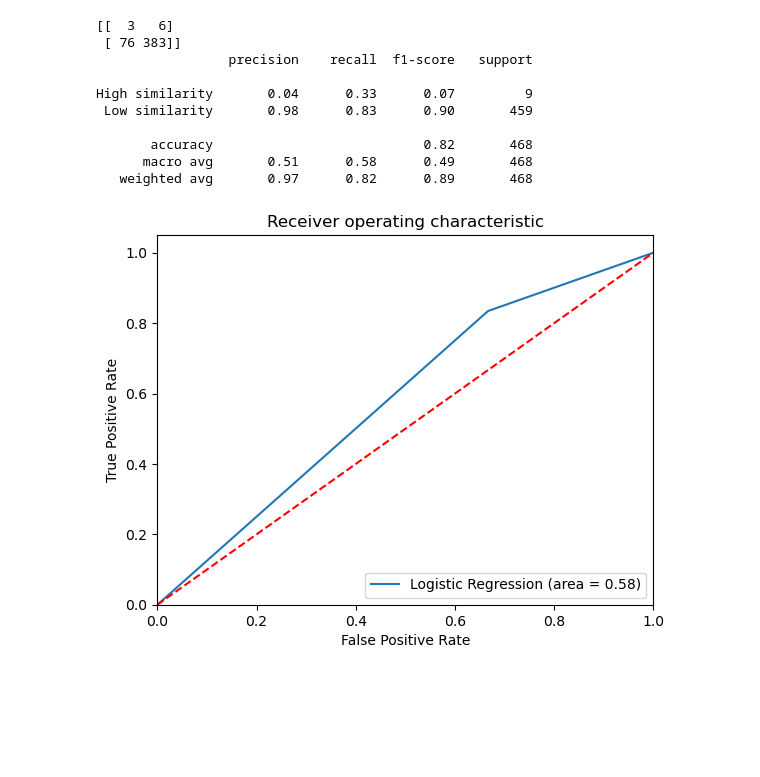
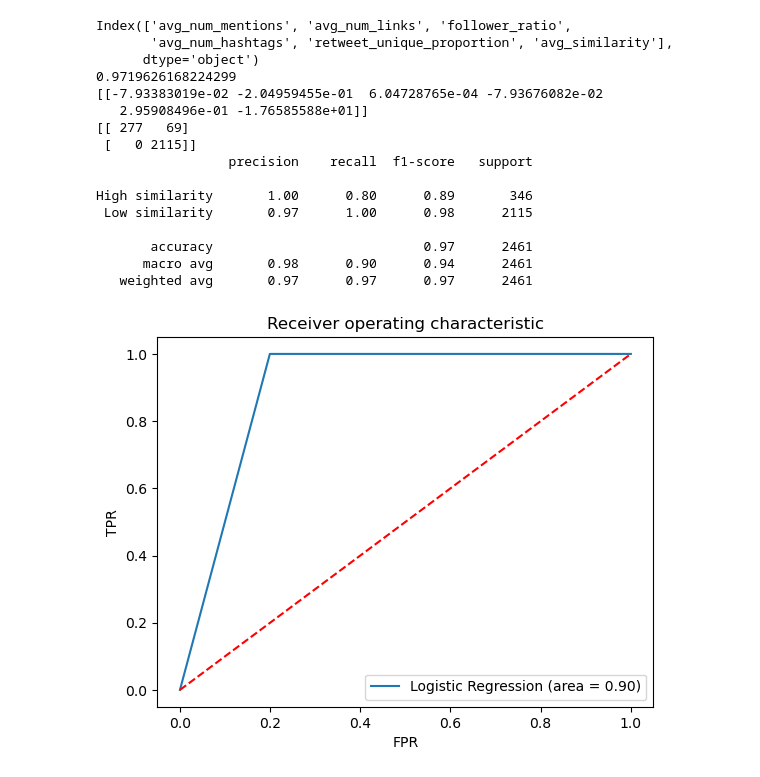
Before and after one commit to Cam-Baker/Qanon-Analytics, a Jupyter notebook: Notebooks/User_Analysis.ipynb, the cells around one changed output. Cells and saved outputs as stored; diff of their text form; code cells hidden in the pictures; blank space fills up the shorter version.

```diff
--- a/Notebooks/User_Analysis.ipynb
+++ b/Notebooks/User_Analysis.ipynb
@@ -45,7 +44,7 @@ X.shape
 from sklearn.decomposition import TruncatedSVD
 
 # SVD represent documents and terms in vectors
-svd_model = TruncatedSVD(n_components=100, algorithm='randomized', n_iter=100, random_state=1)
+svd_model = TruncatedSVD(n_components=20, algorithm='randomized', n_iter=100, random_state=1)
 svd_model.fit(X)
 terms = vectorizer.get_feature_names()
 
@@ -53,9 +52,8 @@ topic_dict = {}
 for i, comp in enumerate(svd_model.components_):
     terms_comp = zip(terms, comp)
     sorted_terms = sorted(terms_comp, key= lambda x:x[1], reverse=True)[:10]
-    if i == 0:
-        print("Topic "+str(i)+": ")
-        print(sorted_terms)
+    print("Topic "+str(i)+": ")
+    print(sorted_terms)
     topic_terms = []
     for k in sorted_terms:
         topic_terms.append(k[0])
@@ -78,7 +91,12 @@ def set_top_topic_score(x):
     else:
         return(round(max(X_topics[x]),4))
 
-non_rt_tweets['top_topic'] = [set_top_topic(i) for i in range(0,len(X_topics))]
-non_rt_tweets['top_topic_score'] = [set_top_topic_score(i) for i in range(0,len(X_topics))]
-non_rt_tweets['topic_desc'] = non_rt_tweets['top_topic'].apply(lambda x: topic_dict[x])
+all_tweets['tokenized_tweet'] = all_tweets['tweet_text'].apply(lambda x: clean_tweet(x))
+all_tweets['cleaned_tweets'] = all_tweets['tokenized_tweet'].apply(lambda x: ' '.join(x))
+X = vectorizer.fit_transform(all_tweets['cleaned_tweets'])
+X_topics = svd_model.transform(X)
+# %%
+all_tweets['top_topic'] = [set_top_topic(i) for i in range(0,len(X_topics))]
+all_tweets['top_topic_score'] = [set_top_topic_score(i) for i in range(0,len(X_topics))]
+all_tweets['topic_desc'] = all_tweets['top_topic'].apply(lambda x: topic_dict[x])
 # %%
@@ -247,37 +294,50 @@ print(parameters)
 # %%
-from sklearn.metrics import confusion_matrix
-from sklearn.metrics import classification_report
-from sklearn.metrics import roc_auc_score
-from sklearn.metrics import roc_curve
+X = user_df.loc[:,user_df.columns[1:-1]]
+y = user_df.loc[:,"similarity_label"]
 
+X_train, X_test, y_train, y_test = train_test_split(X, y, test_size=0.4, random_state = 0)
+columns = X_train.columns
+print(columns)
+
+model = LogisticRegression()
+model.fit(X_train, y_train.ravel())
+predicted_classes = model.predict(X_test)
+accuracy = accuracy_score(y_test,predicted_classes)
+parameters = model.coef_
+
+print(accuracy)
+print(parameters)
 print(confusion_matrix(y_test, predicted_classes))
 print(classification_report(y_test, predicted_classes))
 
 y_test_mapped = [(1 if x == "Low similarity" else 0) for x in y_test]
 predicted_classes_mapped = [(1 if x == "Low similarity" else 0) for x in predicted_classes]
 logit_roc_auc = roc_auc_score(y_test_mapped, predicted_classes_mapped)
 logit_roc_auc
 fpr, tpr, thresholds = roc_curve(y_test_mapped, predicted_classes_mapped)
 plt.figure()
 plt.plot(fpr, tpr, label='Logistic Regression (area = %0.2f)' % logit_roc_auc)
 plt.plot([0, 1], [0, 1],'r--')
-plt.xlim([0.0, 1.0])
-plt.ylim([0.0, 1.05])
-plt.xlabel('False Positive Rate')
-plt.ylabel('True Positive Rate')
+plt.xlabel('FPR')
+plt.ylabel('TPR')
 plt.title('Receiver operating characteristic')
-plt.legend(loc="lower right")
-plt.savefig('Log_ROC')
+plt.legend(loc="best")
 plt.show()
 # %% [output]
-[[  3   6]
- [ 76 383]]
+Index(['avg_num_mentions', 'avg_num_links', 'follower_ratio',
+       'avg_num_hashtags', 'retweet_unique_proportion', 'avg_similarity'],
+      dtype='object')
+0.9719626168224299
+[[-7.93383019e-02 -2.04959455e-01  6.04728765e-04 -7.93676082e-02
+   2.95908496e-01 -1.76585588e+01]]
+[[ 277   69]
+ [   0 2115]]
                  precision    recall  f1-score   support
 
-High similarity       0.04      0.33      0.07         9
- Low similarity       0.98      0.83      0.90       459
+High similarity       1.00      0.80      0.89       346
+ Low similarity       0.97      1.00      0.98      2115
 
-       accuracy                           0.82       468
-      macro avg       0.51      0.58      0.49       468
-   weighted avg       0.97      0.82      0.89       468
+       accuracy                           0.97      2461
+      macro avg       0.98      0.90      0.94      2461
+   weighted avg       0.97      0.97      0.97      2461
-[figure, old version]
+[figure, new version]
```
Also changed, not shown: parts of 19 cells of this notebook, 1 other file.
